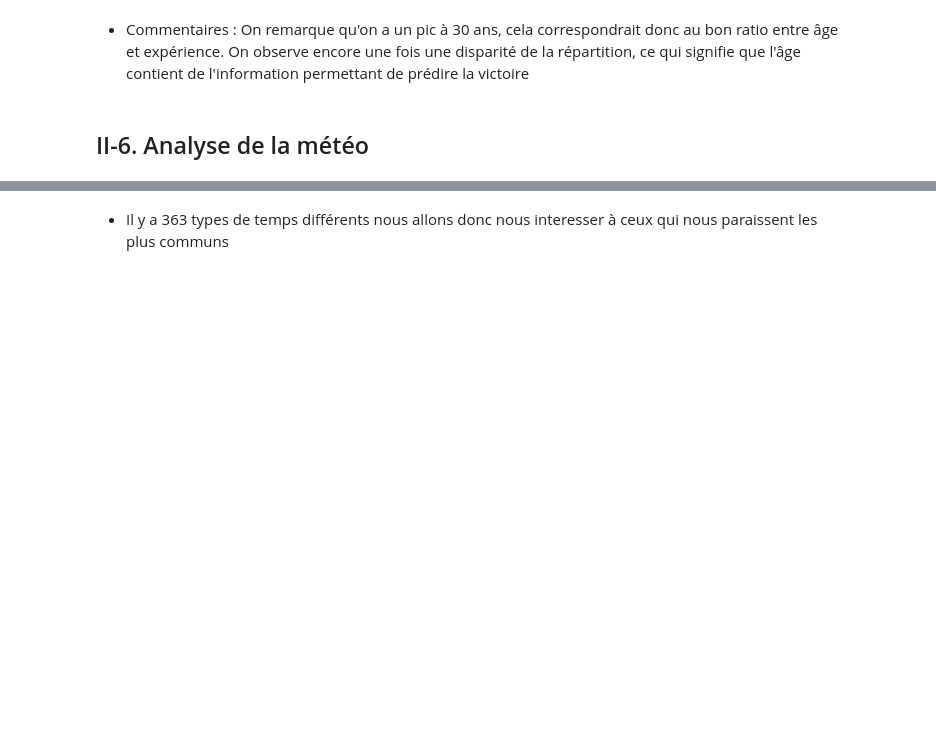
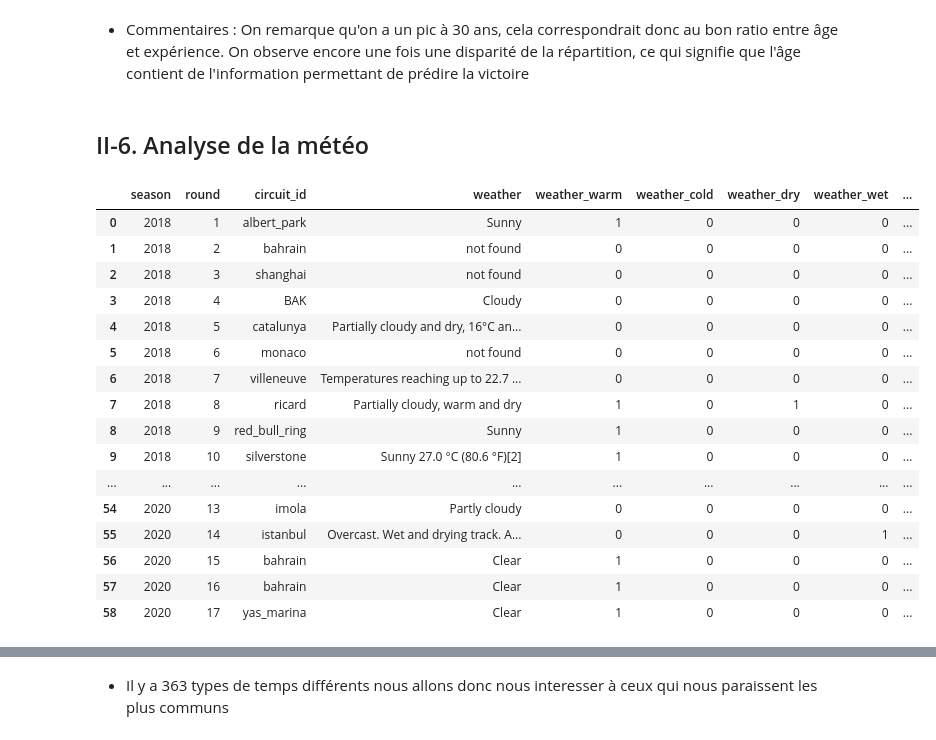
Before and after one commit to IdrissKad/formula1, a Jupyter notebook: final_notebook.ipynb, the cells around one changed output, grey strips where cells are left out. Saved outputs shown, nothing was run; the diff lists cells and outputs as text; code cells hidden in the pictures; blank space fills up the shorter version.

```diff
--- a/final_notebook.ipynb
+++ b/final_notebook.ipynb
@@ -803,2 +817,22 @@ weather_=pd.read_csv('weather.csv')
+# %%
+weather_info
+# %% [output]
+|  | season | round | circuit_id | weather | weather_warm | weather_cold | weather_dry | weather_wet | ... |
+| 0 | 2018 | 1 | albert_park | Sunny | 1 | 0 | 0 | 0 | ... |
+| 1 | 2018 | 2 | bahrain | not found | 0 | 0 | 0 | 0 | ... |
+| 2 | 2018 | 3 | shanghai | not found | 0 | 0 | 0 | 0 | ... |
+| 3 | 2018 | 4 | BAK | Cloudy | 0 | 0 | 0 | 0 | ... |
+| 4 | 2018 | 5 | catalunya | Partially cloudy and dry, 16°C an... | 0 | 0 | 0 | 0 | ... |
+| 5 | 2018 | 6 | monaco | not found | 0 | 0 | 0 | 0 | ... |
+| 6 | 2018 | 7 | villeneuve | Temperatures reaching up to 22.7 ... | 0 | 0 | 0 | 0 | ... |
+| 7 | 2018 | 8 | ricard | Partially cloudy, warm and dry | 1 | 0 | 1 | 0 | ... |
+| 8 | 2018 | 9 | red_bull_ring | Sunny | 1 | 0 | 0 | 0 | ... |
+| 9 | 2018 | 10 | silverstone | Sunny 27.0 °C (80.6 °F)[2] | 1 | 0 | 0 | 0 | ... |
+| ... | ... | ... | ... | ... | ... | ... | ... | ... | ... |
+| 54 | 2020 | 13 | imola | Partly cloudy | 0 | 0 | 0 | 0 | ... |
+| 55 | 2020 | 14 | istanbul | Overcast. Wet and drying track. A... | 0 | 0 | 0 | 1 | ... |
+| 56 | 2020 | 15 | bahrain | Clear | 1 | 0 | 0 | 0 | ... |
+| 57 | 2020 | 16 | bahrain | Clear | 1 | 0 | 0 | 0 | ... |
+| 58 | 2020 | 17 | yas_marina | Clear | 1 | 0 | 0 | 0 | ... |
 # %%
 # On rajoute la météo au dataframe results
```
Also changed, not shown: parts of 14 cells of this notebook.
